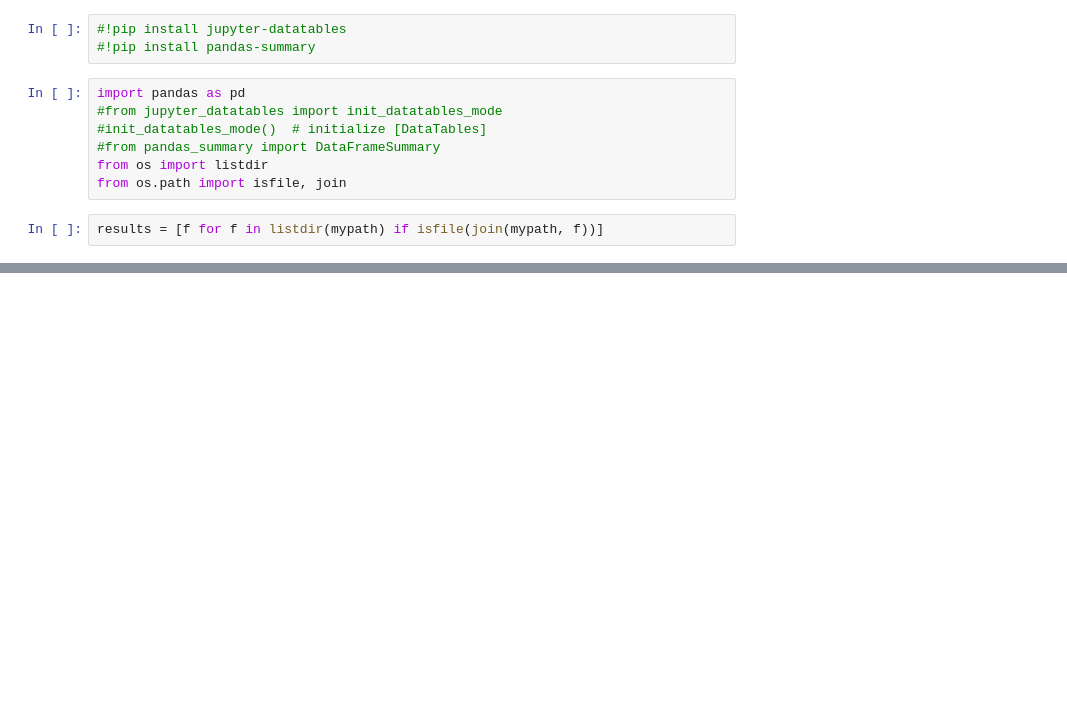
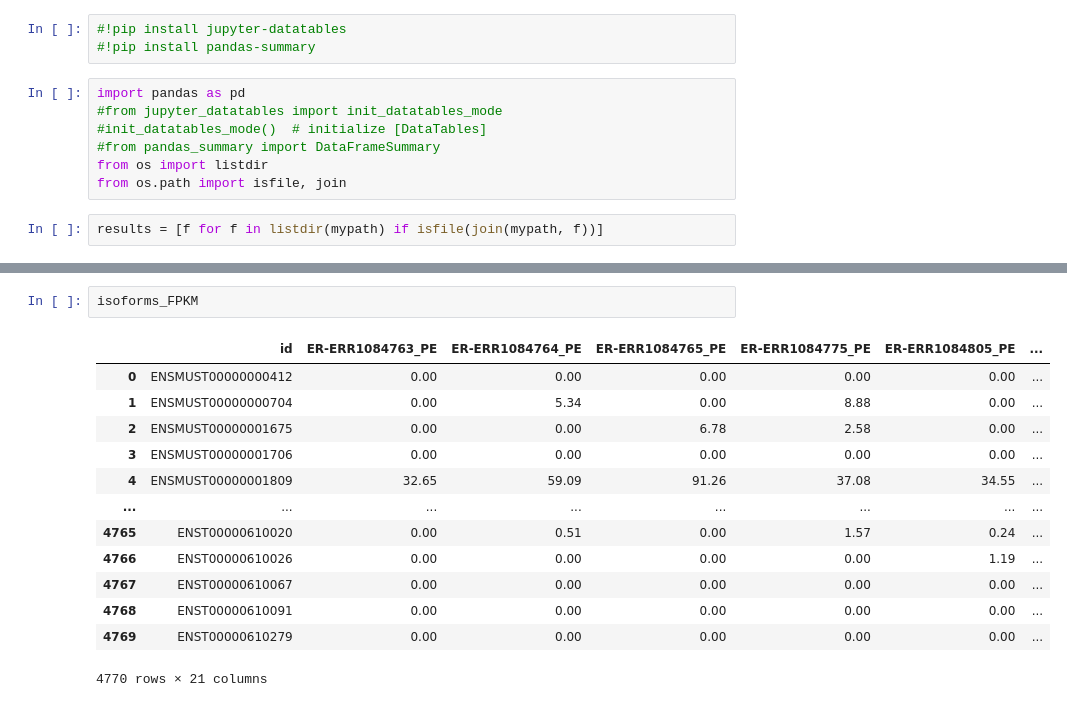
Before and after one commit to cappelchi/T-Bio, a Jupyter notebook: T_Bio_Practice_3.ipynb, the cells around one changed output, grey strips where cells are left out. Saved outputs shown, nothing was run; the diff lists cells and outputs as text; blank space fills up the shorter version.

```diff
--- a/T_Bio_Practice_3.ipynb
+++ b/T_Bio_Practice_3.ipynb
@@ -104,0 +188,16 @@ max        14753.160000      14150.690000  ...      17199.950000      19684.3600
+# %%
+isoforms_FPKM
+# %% [output]
+|  | id | ER-ERR1084763_PE | ER-ERR1084764_PE | ER-ERR1084765_PE | ER-ERR1084775_PE | ER-ERR1084805_PE | ... |
+| 0 | ENSMUST00000000412 | 0.00 | 0.00 | 0.00 | 0.00 | 0.00 | ... |
+| 1 | ENSMUST00000000704 | 0.00 | 5.34 | 0.00 | 8.88 | 0.00 | ... |
+| 2 | ENSMUST00000001675 | 0.00 | 0.00 | 6.78 | 2.58 | 0.00 | ... |
+| 3 | ENSMUST00000001706 | 0.00 | 0.00 | 0.00 | 0.00 | 0.00 | ... |
+| 4 | ENSMUST00000001809 | 32.65 | 59.09 | 91.26 | 37.08 | 34.55 | ... |
+| ... | ... | ... | ... | ... | ... | ... | ... |
+| 4765 | ENST00000610020 | 0.00 | 0.51 | 0.00 | 1.57 | 0.24 | ... |
+| 4766 | ENST00000610026 | 0.00 | 0.00 | 0.00 | 0.00 | 1.19 | ... |
+| 4767 | ENST00000610067 | 0.00 | 0.00 | 0.00 | 0.00 | 0.00 | ... |
+| 4768 | ENST00000610091 | 0.00 | 0.00 | 0.00 | 0.00 | 0.00 | ... |
+| 4769 | ENST00000610279 | 0.00 | 0.00 | 0.00 | 0.00 | 0.00 | ... |
+4770 rows × 21 columns
```
Also changed, not shown: parts of 8 cells of this notebook.
